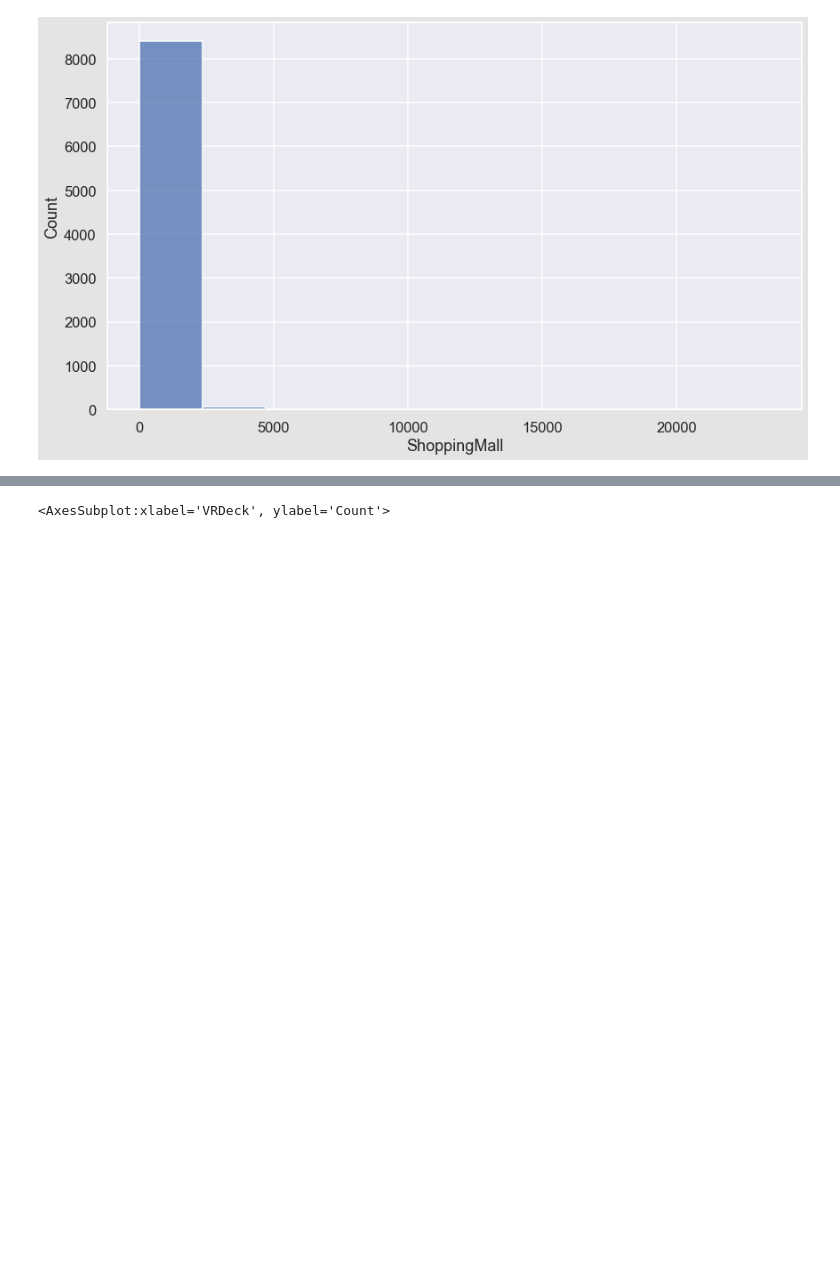
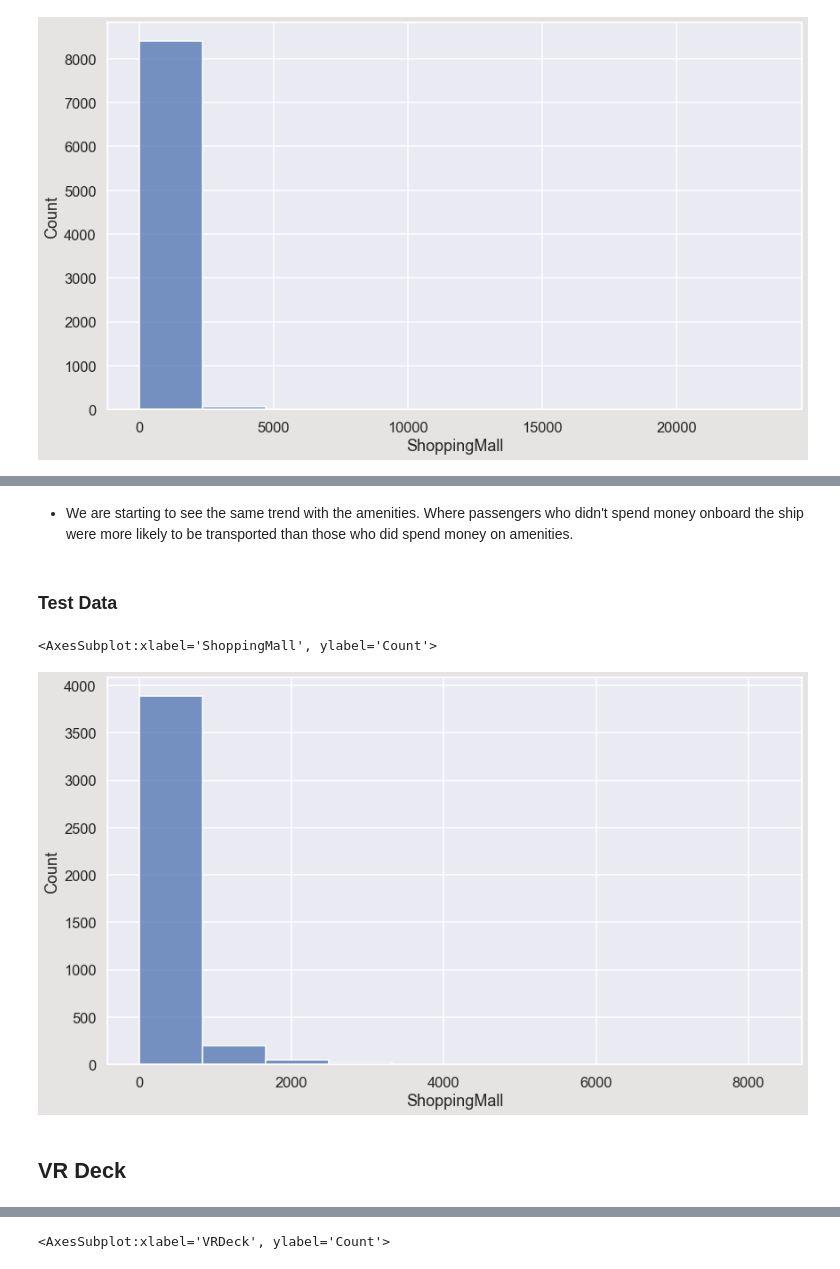
Before and after one commit to bustyAI/Interstellar-Disaster, a Jupyter notebook: spaceship_titanic.ipynb, the cells around one changed output, grey strips where cells are left out. Cells and saved outputs as stored; diff of their text form; code cells hidden in the pictures; blank space fills up the shorter version.

```diff
--- a/spaceship_titanic.ipynb
+++ b/spaceship_titanic.ipynb
@@ -756,0 +826,11 @@ sns.histplot(data=train_df, x="Spa", bins=10)
+# %% [markdown]
+- We are starting to see the same trend with the amenities. Where passengers who didn't spend money onboard the ship were more likely to be transported than those who did spend money on amenities.
+# %% [markdown]
+### Test Data
+# %%
+sns.histplot(data=test_df, x="ShoppingMall", bins=10)
+# %% [output]
+<AxesSubplot:xlabel='ShoppingMall', ylabel='Count'>
+[figure, added]
+# %% [markdown]
+## VR Deck
```
Also changed, not shown: parts of 58 cells of this notebook.
